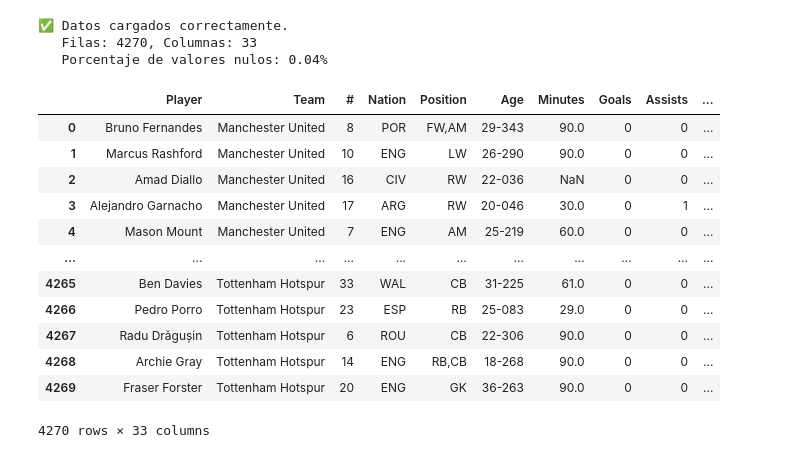
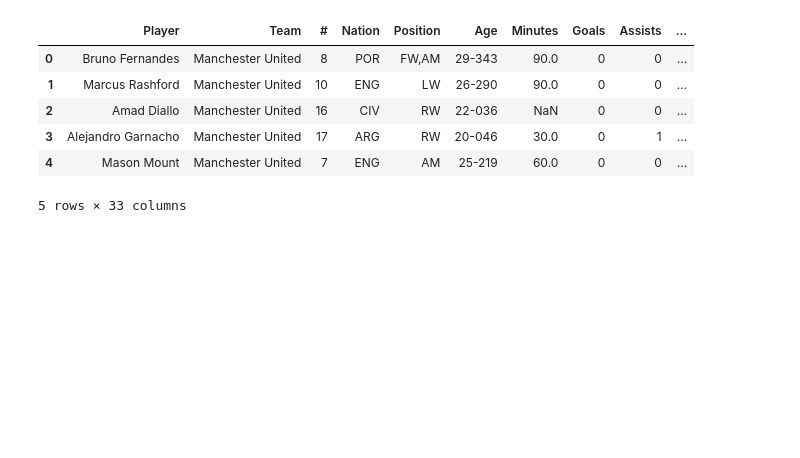
Before and after one commit to EveCalderonRojas/proyecto_progra, a Jupyter notebook: notebooks/01_EDA.ipynb, the cells around one changed output. Saved outputs shown, nothing was run; the diff lists cells and outputs as text; code cells hidden in the pictures; blank space fills up the shorter version.

```diff
--- a/notebooks/01_EDA.ipynb
+++ b/notebooks/01_EDA.ipynb
@@ -10,22 +58,15 @@ eda = PE.ProcesadorEDA(ruta_entrada, ruta_salida)
+# %%
+df_raw.head()
+# %% [output]
+|  | Player | Team | # | Nation | Position | Age | Minutes | Goals | Assists | ... |
+| 0 | Bruno Fernandes | Manchester United | 8 | POR | FW,AM | 29-343 | 90.0 | 0 | 0 | ... |
+| 1 | Marcus Rashford | Manchester United | 10 | ENG | LW | 26-290 | 90.0 | 0 | 0 | ... |
+| 2 | Amad Diallo | Manchester United | 16 | CIV | RW | 22-036 | NaN | 0 | 0 | ... |
+| 3 | Alejandro Garnacho | Manchester United | 17 | ARG | RW | 20-046 | 30.0 | 0 | 1 | ... |
+| 4 | Mason Mount | Manchester United | 7 | ENG | AM | 25-219 | 60.0 | 0 | 0 | ... |
+5 rows × 33 columns
 # %%
-eda.cargar_datos()
+eda = ProcesadorEDA(df_raw, ruta_salida)
-# %% [output]
-✅ Datos cargados correctamente.
-   Filas: 4270, Columnas: 33
-   Porcentaje de valores nulos: 0.04%
-|  | Player | Team | # | Nation | Position | Age | Minutes | Goals | Assists | ... |
-| 0 | Bruno Fernandes | Manchester United | 8 | POR | FW,AM | 29-343 | 90.0 | 0 | 0 | ... |
-| 1 | Marcus Rashford | Manchester United | 10 | ENG | LW | 26-290 | 90.0 | 0 | 0 | ... |
-| 2 | Amad Diallo | Manchester United | 16 | CIV | RW | 22-036 | NaN | 0 | 0 | ... |
-| 3 | Alejandro Garnacho | Manchester United | 17 | ARG | RW | 20-046 | 30.0 | 0 | 1 | ... |
-| 4 | Mason Mount | Manchester United | 7 | ENG | AM | 25-219 | 60.0 | 0 | 0 | ... |
-| ... | ... | ... | ... | ... | ... | ... | ... | ... | ... | ... |
-| 4265 | Ben Davies | Tottenham Hotspur | 33 | WAL | CB | 31-225 | 61.0 | 0 | 0 | ... |
-| 4266 | Pedro Porro | Tottenham Hotspur | 23 | ESP | RB | 25-083 | 29.0 | 0 | 0 | ... |
-| 4267 | Radu Drăgușin | Tottenham Hotspur | 6 | ROU | CB | 22-306 | 90.0 | 0 | 0 | ... |
-| 4268 | Archie Gray | Tottenham Hotspur | 14 | ENG | RB,CB | 18-268 | 90.0 | 0 | 0 | ... |
-| 4269 | Fraser Forster | Tottenham Hotspur | 20 | ENG | GK | 36-263 | 90.0 | 0 | 0 | ... |
-4270 rows × 33 columns
 # %%
 eda.limpieza_datos()
 # %% [output]
```
Also changed, not shown: parts of 12 cells of this notebook, 2 other files.
